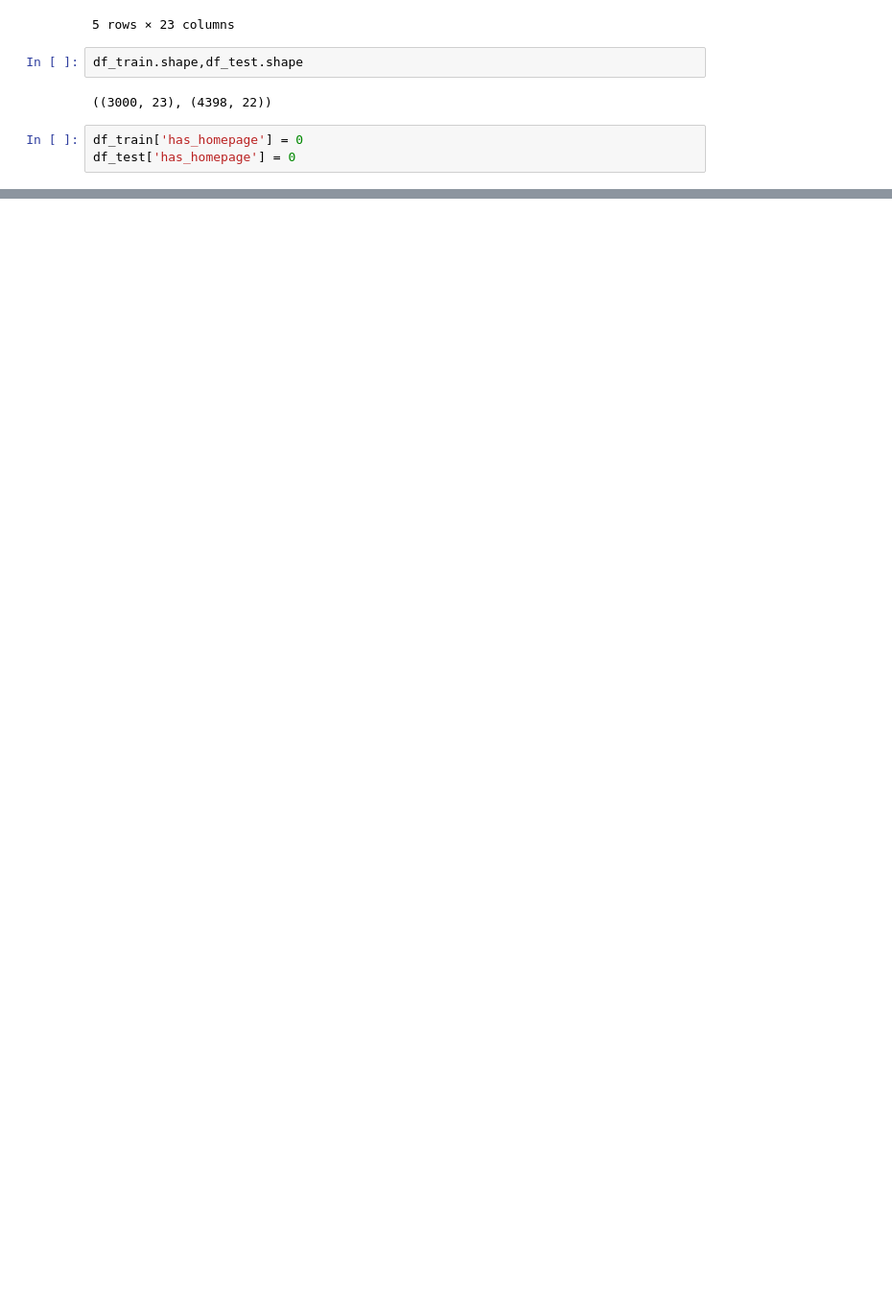
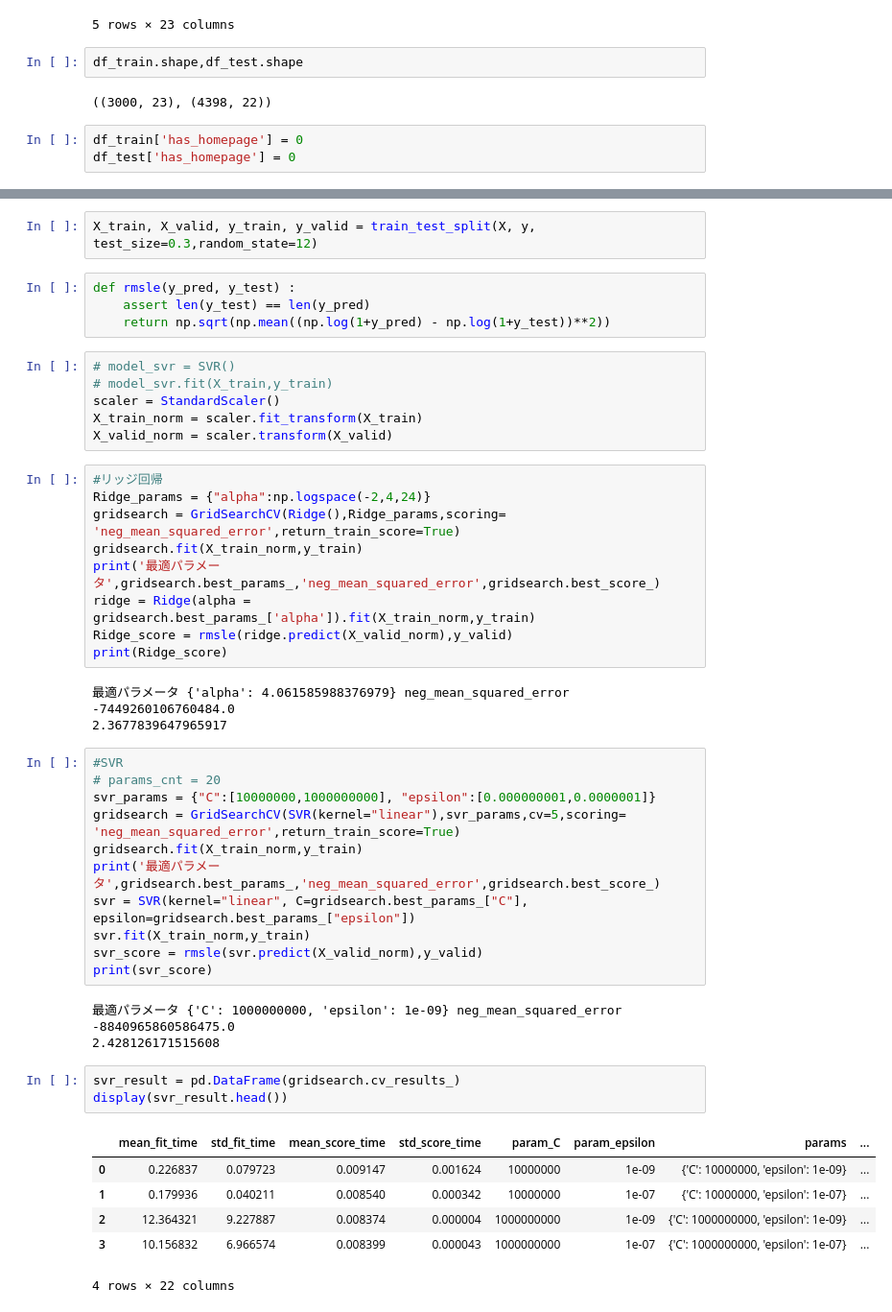
Before and after one commit to zakopuro/kaggle_TMDB, a Jupyter notebook: main.ipynb, the cells around one changed output, grey strips where cells are left out. Shown at 96% size. Cells and saved outputs as stored; diff of their text form; blank space fills up the shorter version.

```diff
--- a/main.ipynb
+++ b/main.ipynb
@@ -82,0 +317,48 @@ df_train['genres'].apply(lambda x: [i['id'] for i in x] if x != 'NaN' else [])
+# %%
+X_train, X_valid, y_train, y_valid = train_test_split(X, y, test_size=0.3,random_state=12)
+# %%
+def rmsle(y_pred, y_test) :
+    assert len(y_test) == len(y_pred)
+    return np.sqrt(np.mean((np.log(1+y_pred) - np.log(1+y_test))**2))
+# %%
+# model_svr = SVR()
+# model_svr.fit(X_train,y_train)
+scaler = StandardScaler()
+X_train_norm = scaler.fit_transform(X_train)
+X_valid_norm = scaler.transform(X_valid)
+# %%
+#リッジ回帰
+Ridge_params = {"alpha":np.logspace(-2,4,24)}
+gridsearch = GridSearchCV(Ridge(),Ridge_params,scoring= 'neg_mean_squared_error',return_train_score=True)
+gridsearch.fit(X_train_norm,y_train)
+print('最適パラメータ',gridsearch.best_params_,'neg_mean_squared_error',gridsearch.best_score_)
+ridge = Ridge(alpha = gridsearch.best_params_['alpha']).fit(X_train_norm,y_train)
+Ridge_score = rmsle(ridge.predict(X_valid_norm),y_valid)
+print(Ridge_score)
+# %% [output]
+最適パラメータ {'alpha': 4.061585988376979} neg_mean_squared_error -7449260106760484.0
+2.3677839647965917
+# %%
+#SVR
+# params_cnt = 20
+svr_params = {"C":[10000000,1000000000], "epsilon":[0.000000001,0.0000001]}
+gridsearch = GridSearchCV(SVR(kernel="linear"),svr_params,cv=5,scoring= 'neg_mean_squared_error',return_train_score=True)
+gridsearch.fit(X_train_norm,y_train)
+print('最適パラメータ',gridsearch.best_params_,'neg_mean_squared_error',gridsearch.best_score_)
+svr = SVR(kernel="linear", C=gridsearch.best_params_["C"], epsilon=gridsearch.best_params_["epsilon"])
+svr.fit(X_train_norm,y_train)
+svr_score = rmsle(svr.predict(X_valid_norm),y_valid)
+print(svr_score)
+# %% [output]
+最適パラメータ {'C': 1000000000, 'epsilon': 1e-09} neg_mean_squared_error -8840965860586475.0
+2.428126171515608
+# %%
+svr_result = pd.DataFrame(gridsearch.cv_results_)
+display(svr_result.head())
+# %% [output]
+|  | mean_fit_time | std_fit_time | mean_score_time | std_score_time | param_C | param_epsilon | params | ... |
+| 0 | 0.226837 | 0.079723 | 0.009147 | 0.001624 | 10000000 | 1e-09 | {'C': 10000000, 'epsilon': 1e-09} | ... |
+| 1 | 0.179936 | 0.040211 | 0.008540 | 0.000342 | 10000000 | 1e-07 | {'C': 10000000, 'epsilon': 1e-07} | ... |
+| 2 | 12.364321 | 9.227887 | 0.008374 | 0.000004 | 1000000000 | 1e-09 | {'C': 1000000000, 'epsilon': 1e-09} | ... |
+| 3 | 10.156832 | 6.966574 | 0.008399 | 0.000043 | 1000000000 | 1e-07 | {'C': 1000000000, 'epsilon': 1e-07} | ... |
+4 rows × 22 columns
```
Also changed, not shown: parts of 52 cells of this notebook.
